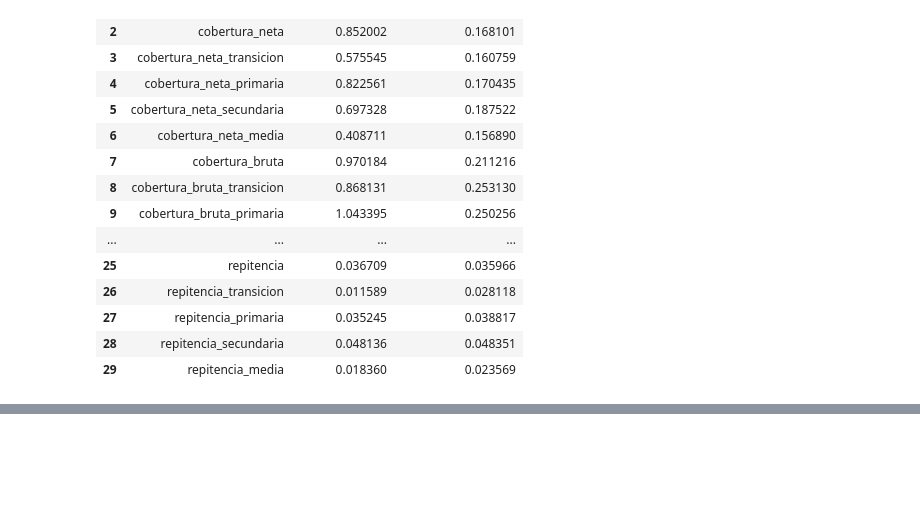
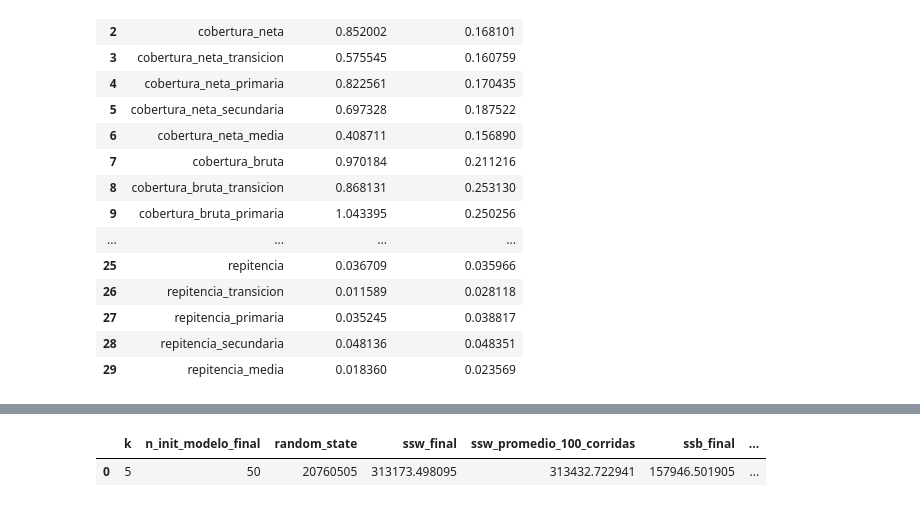
Before and after one commit to Locotin/data-mining, a Jupyter notebook: Proyecto/Entrega-3.ipynb, the cells around one changed output, grey strips where cells are left out. Saved outputs shown, nothing was run; the diff lists cells and outputs as text; code cells hidden in the pictures; blank space fills up the shorter version.

```diff
--- a/Proyecto/Entrega-3.ipynb
+++ b/Proyecto/Entrega-3.ipynb
@@ -2175,0 +2169,46 @@ En esta evaluación, `SSW` permite revisar el punto de codo, `SSB` ayuda a obser
+# %%
+# Modelo final de K-Means con K = 6
+k_final = 5
+semilla_final_kmeans = semilla_base_kmeans + (k_final * 100_000)
+n_init_final_kmeans = 50
+
+resumen_k_final = kmeans_summary_df.loc[kmeans_summary_df["k"] == k_final].reset_index(drop=True)
+assert not resumen_k_final.empty, "No se encontró el resumen para K=6."
+
+kmeans_final = KMeans(
+    n_clusters=k_final,
+    init="k-means++",
+    n_init=n_init_final_kmeans,
+    random_state=semilla_final_kmeans,
+    max_iter=300,
+)
+kmeans_labels = kmeans_final.fit_predict(X_kmeans)
+centroides_kmeans = kmeans_final.cluster_centers_
+
+ssw_kmeans_final = float(kmeans_final.inertia_)
+ssb_kmeans_final = float(sst_kmeans - ssw_kmeans_final)
+silhouette_kmeans_final = float(silhouette_score(X_kmeans, kmeans_labels))
+davies_bouldin_kmeans_final = float(davies_bouldin_score(X_kmeans, kmeans_labels))
+
+kmeans_final_metrics_df = pd.DataFrame(
+    [
+        {
+            "k": k_final,
+            "n_init_modelo_final": n_init_final_kmeans,
+            "random_state": semilla_final_kmeans,
+            "ssw_final": ssw_kmeans_final,
+            "ssw_promedio_100_corridas": resumen_k_final.at[0, "ssw_mean"],
+            "ssb_final": ssb_kmeans_final,
+            "ssb_promedio_100_corridas": resumen_k_final.at[0, "ssb_mean"],
+            "silhouette_final": silhouette_kmeans_final,
+            "silhouette_promedio_100_corridas": resumen_k_final.at[0, "silhouette_mean"],
+            "davies_bouldin_final": davies_bouldin_kmeans_final,
+            "davies_bouldin_promedio_100_corridas": resumen_k_final.at[0, "davies_bouldin_mean"],
+        }
+    ]
+)
+
+kmeans_final_metrics_df
+# %% [output]
+|  | k | n_init_modelo_final | random_state | ssw_final | ssw_promedio_100_corridas | ssb_final | ... |
+| 0 | 5 | 50 | 20760505 | 313173.498095 | 313432.722941 | 157946.501905 | ... |
```
Also changed, not shown: parts of 20 cells of this notebook.
